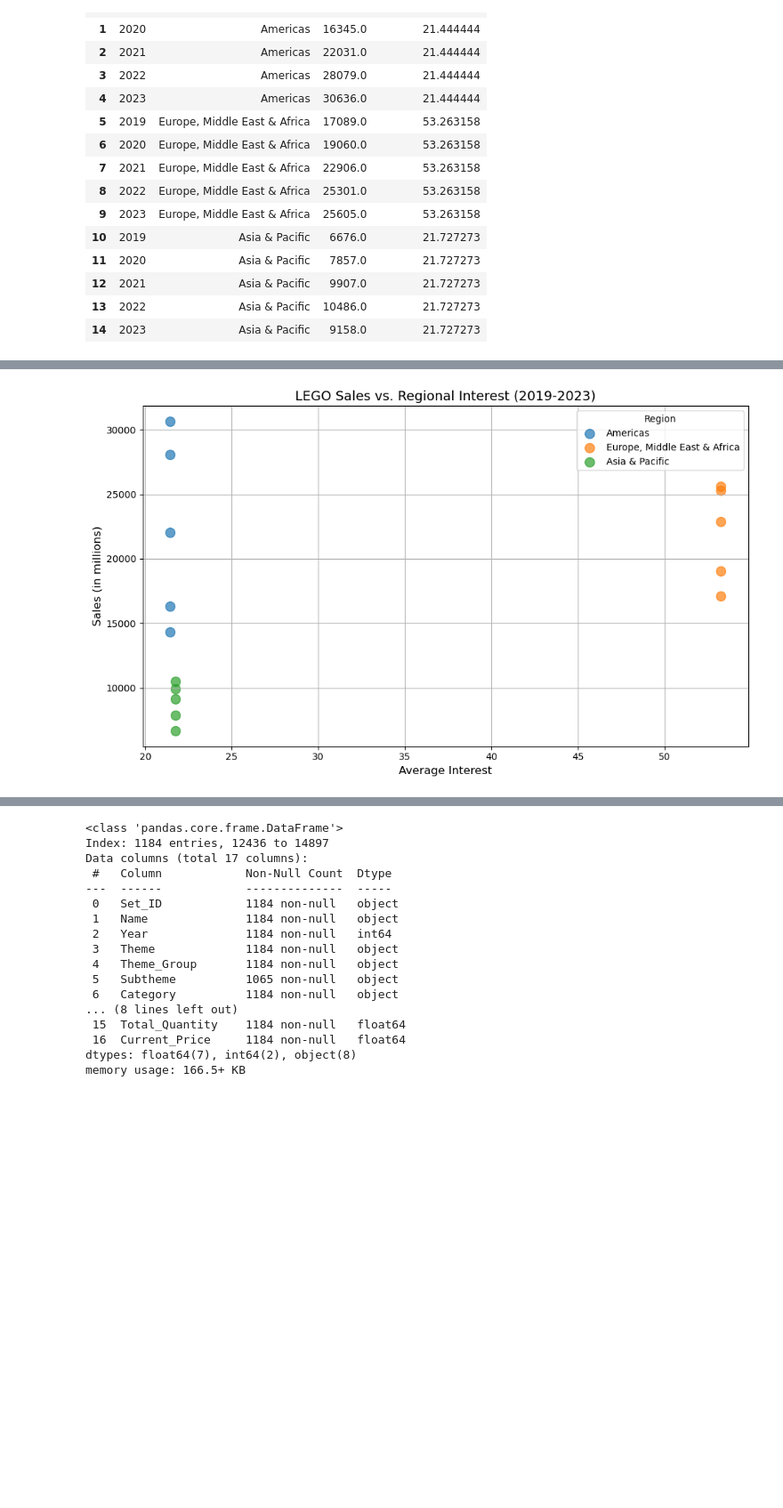
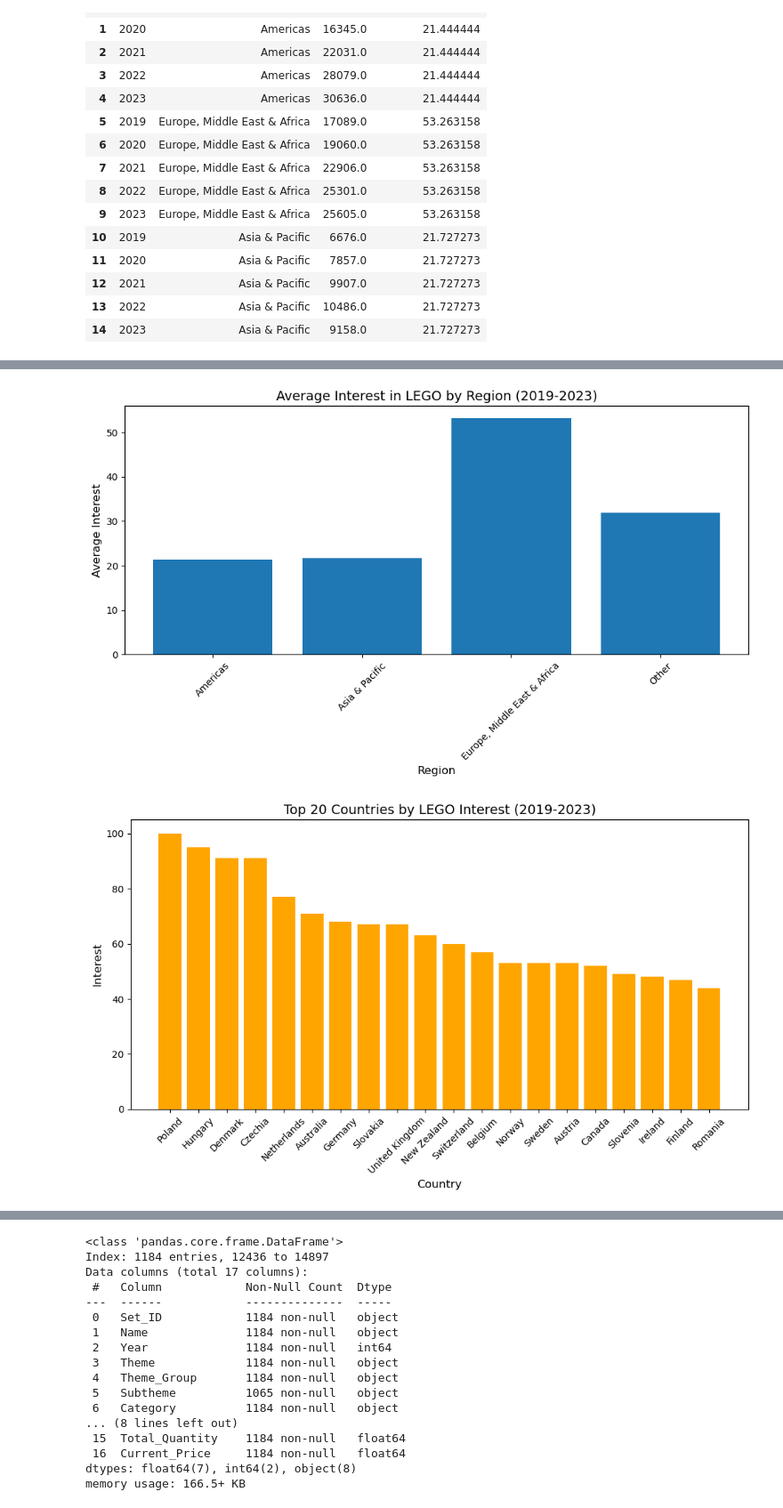
Before and after one commit to KVOclares/DATA3350_Project_LEGO, a Jupyter notebook: DATA3350_Project_Analysis _and_Findings.ipynb, the cells around one changed output, grey strips where cells are left out. Shown at 89% size. Drawn from its saved outputs; the diff is of its cells as text; code cells hidden in the pictures; blank space fills up the shorter version.

Commit message:
minor chart updates

```diff
--- a/DATA3350_Project_Analysis _and_Findings.ipynb
+++ b/DATA3350_Project_Analysis _and_Findings.ipynb
@@ -218,44 +224,53 @@ plt.bar(geo_map_grouped['Region'], geo_map_grouped['Average Interest'])
 plt.title('Average Interest in LEGO by Region (2019-2023)', fontsize=14)
 plt.ylabel('Average Interest', fontsize=12)
 plt.xlabel('Region', fontsize=12)
 plt.xticks(rotation=45)
 plt.tight_layout()
 plt.savefig("images/Average Interest in LEGO by Region (2019-2023).png")
 plt.show()
 
 # Visualization 2: LEGO Sales by Region (2019-2023)
 for region in geo_sales_combined['Region'].unique():
     region_sales = geo_sales_combined[geo_sales_combined['Region'] == region]
     plt.figure(figsize=(10, 6))
     plt.plot(region_sales['Year'], region_sales['Sales'], marker='o')
     plt.title(f'LEGO Sales Trends in {region} (2019-2023)', fontsize=14)
     plt.ylabel('Sales (in millions)', fontsize=12)
     plt.xlabel('Year', fontsize=12)
     plt.grid(visible=True)
     plt.tight_layout()
     plt.savefig(f"images/LEGO Sales Trends in {region} (2019-2023).png")
     plt.show()
 
-# Visualization 3: LEGO Sales vs. Interest Comparison
+# Visualization 3: Average Interest by Region
 plt.figure(figsize=(10, 6))
-for region in geo_sales_combined['Region'].unique():
-    region_data = geo_sales_combined[geo_sales_combined['Region'] == region]
-    plt.scatter(region_data['Average Interest'], region_data['Sales'], label=region, s=100, alpha=0.7)
+plt.bar(geo_map_grouped['Region'], geo_map_grouped['Average Interest'])
+plt.title('Average Interest in LEGO by Region (2019-2023)', fontsize=14)
+plt.ylabel('Average Interest', fontsize=12)
+plt.xlabel('Region', fontsize=12)
+plt.xticks(rotation=45)
+plt.tight_layout()
+plt.savefig("images/Average Interest by Region (2019-2023).png")
+plt.show()
 
-plt.title('LEGO Sales vs. Regional Interest (2019-2023)', fontsize=14)
-plt.xlabel('Average Interest', fontsize=12)
-plt.ylabel('Sales (in millions)', fontsize=12)
-plt.legend(title='Region')
-plt.grid(visible=True)
+# Visualization 4: Top 20 Countries by LEGO Interest
+top_20_countries = geo_map_df.sort_values('Interest', ascending=False).head(20)
+plt.figure(figsize=(10, 6))
+plt.bar(top_20_countries['Country'], top_20_countries['Interest'], color='orange')
+plt.title('Top 20 Countries by LEGO Interest (2019-2023)', fontsize=14)
+plt.ylabel('Interest', fontsize=12)
+plt.xlabel('Country', fontsize=12)
+plt.xticks(rotation=45)
 plt.tight_layout()
-plt.savefig("images/LEGO Sales vs. Regional Interest (2019-2023).png")
+plt.savefig("images/Top 20 Countries by LEGO Interest (2019-2023).png")
 plt.show()
 # %% [output]
 [figure]
 [figure]
 [figure]
 [figure]
-[figure, old version]
+[figure, new version]
+[figure, added]
 # %%
 # Load the dataset to review its structure and contents
 lego_data_file_path = 'dataset/LEGO Sets and Prices Over Time/LEGO Sets and Prices Over Time.csv'
```
Also changed, not shown: parts of 1 cell of this notebook, 3 other files.
